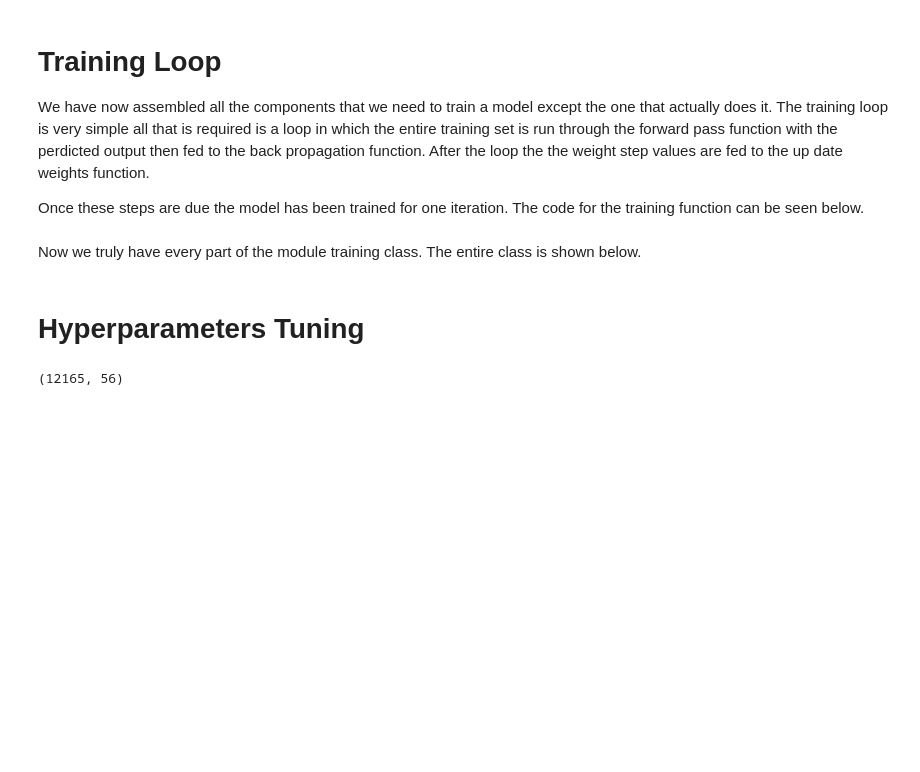
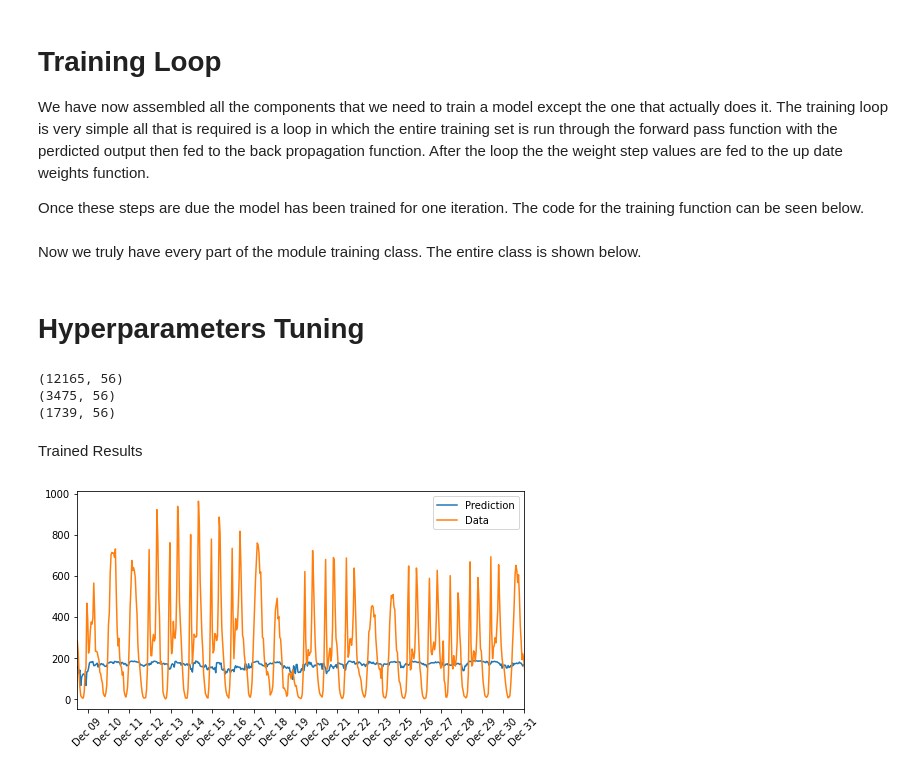
Before and after one commit to gimseng/99-ML-Learning-Projects, a Jupyter notebook: 011/solution/mlp_from_scratch.ipynb, the cells around one changed output. Cells and saved outputs as stored; diff of their text form; code cells hidden in the pictures; blank space fills up the shorter version.

Commit message:
added training and hyperparameter tuning

```diff
--- a/011/solution/mlp_from_scratch.ipynb
+++ b/011/solution/mlp_from_scratch.ipynb
@@ -183,12 +187,12 @@ However, the range of the two features are different. In extreme cases, one feat
 
 [Further Reading on Feature Scaling](https://www.analyticsvidhya.com/blog/2020/04/feature-scaling-machine-learning-normalization-standardization/)
 # %%
-# identify continous fields that needs to be standardized
-continous_features = ['casual', 'registered', 'cnt', 'temp', 'hum', 'windspeed']
+# identify contiunous fields that needs to be standardized
+continuous_features = ['casual', 'registered', 'cnt', 'temp', 'hum', 'windspeed']
 
 # create mapping to revert values in later steps
 scaled_features = {}
-for feature in continous_features:
+for feature in continuous_features:
     mean, std = processed_df[feature].mean(), processed_df[feature].std() # calculate mean and standard deviation of the feature
     scaled_features[feature] = [mean, std]  # store the values
     processed_df.loc[:, feature] = (processed_df[feature] - mean)/std # standardized values
@@ -718,6 +721,22 @@ class MLP(object):
             delta_weights_i_h, delta_weights_h_o = self.backpropagation(final_outputs, hidden_outputs, X, y, delta_weights_i_h, delta_weights_h_o)
 
         self.update_weights(delta_weights_i_h, delta_weights_h_o, n_records)
+
+    def __call__(self, features):
+        ''' run the training function on batch of features and return the final outputs.
+
+            Arguments
+            ---------
+
+            features: 2D array, each row is one data record, each column is a feature
+        '''
+        hidden_inputs = np.dot(self.weights_input_to_hidden.T,features.T) # signals into hidden layer
+        hidden_outputs = self.activation_function(hidden_inputs.T) # signals from hidden layer
+
+        final_inputs = np.dot(hidden_outputs, self.weights_hidden_to_output) # signals into final output layer
+        final_outputs = final_inputs # signals from final output layer
+
+        return final_outputs
 # %% [markdown]
 # Hyperparameters Tuning
 # %%
@@ -728,8 +747,22 @@ converting from Pandas to numpy
 np_train_features = train_features.to_numpy(dtype=float)
 np_train_labels = train_labels.to_numpy(dtype=float)
 print(np_train_features.shape)
+
+np_validation_features = validation_features.to_numpy(dtype=float)
+np_validation_labels = validation_labels.to_numpy(dtype=float)
+print(np_validation_features.shape)
+
+np_test_features = test_features.to_numpy(dtype=float)
+np_test_targets = test_targets.to_numpy(dtype=float)
+print(np_test_features.shape)
 # %% [output]
 (12165, 56)
+(3475, 56)
+(1739, 56)
 # %%
 model = MLP(np_train_features.shape[1], 112, 1, 1)
 model.train(np_train_features, np_train_labels[:,0])
+# %%
+# Define the mean squared loss function
+def MSE(y, Y):
+    return np.mean((y-Y)**2)
@@ -735,0 +805,18 @@ model.train(np_train_features, np_train_labels[:,0])
+# %% [markdown]
+Trained Results
+# %%
+fig, ax = plt.subplots(figsize=(8,4))
+
+mean, std = scaled_features['cnt']
+predictions = model.__call__(test_features).T*std + mean
+ax.plot(predictions[0], label='Prediction')
+ax.plot((test_targets['cnt']*std + mean).values, label='Data')
+ax.set_xlim(left=0, right=len(predictions))
+ax.legend()
+
+dates = pd.to_datetime(raw_df.iloc[test_data[1200:].index]['dteday'])
+dates = dates.apply(lambda d: d.strftime('%b %d'))
+ax.set_xticks(np.arange(len(dates))[12::24])
+_ = ax.set_xticklabels(dates[12::24], rotation=45)
+# %% [output]
+[figure, added]
```
Also changed, not shown: parts of 7 cells of this notebook.
